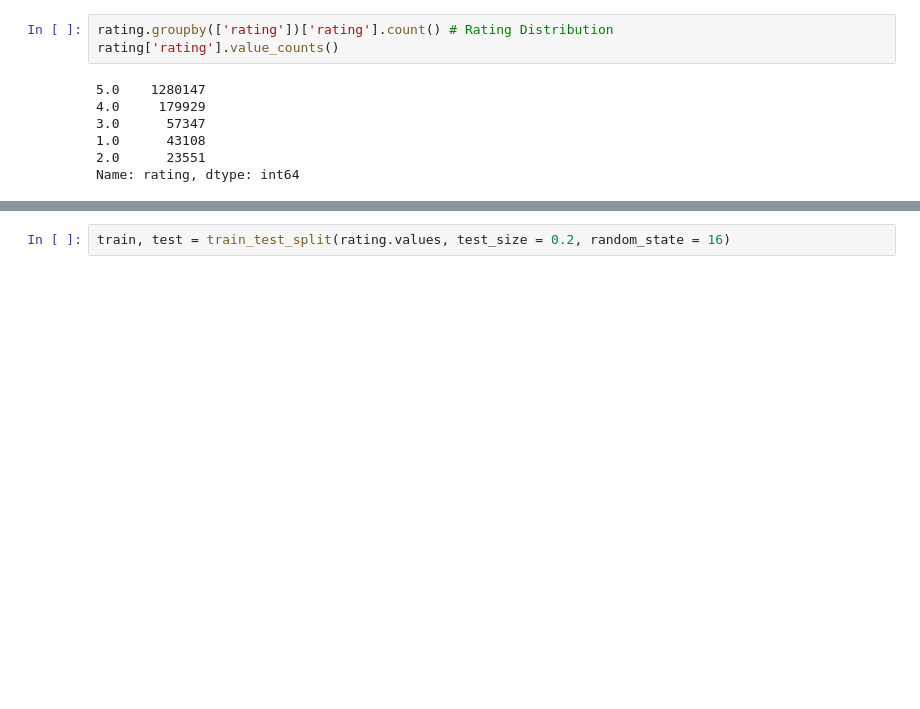
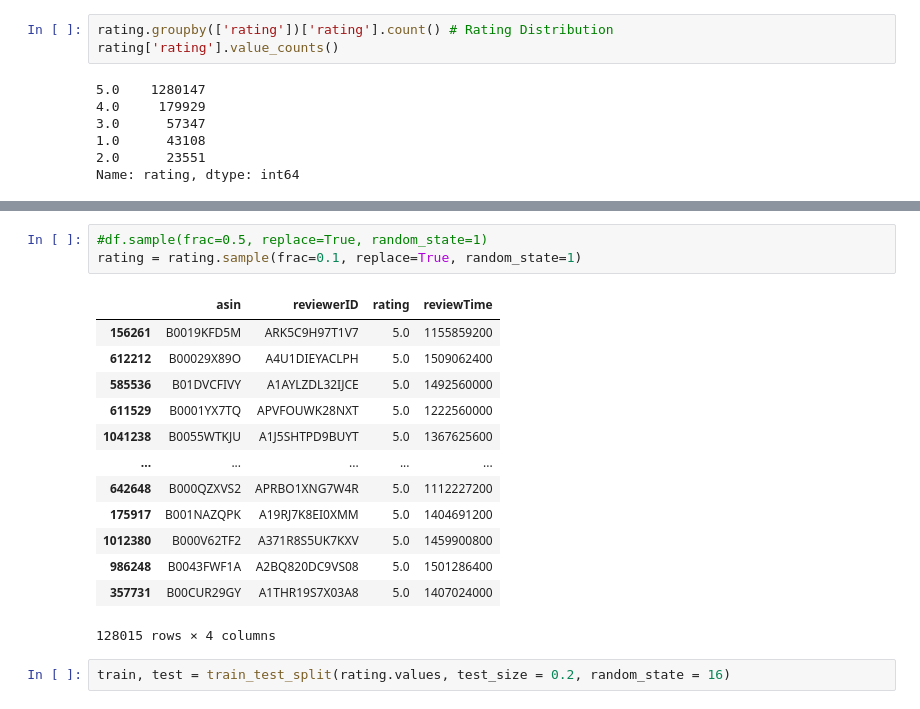
Before and after one commit to mequanent/Recommendation-System-Exercises, a Jupyter notebook: Music Recommendation.ipynb, the cells around one changed output, grey strips where cells are left out. Saved outputs shown, nothing was run; the diff lists cells and outputs as text; blank space fills up the shorter version.

```diff
--- a/Music Recommendation.ipynb
+++ b/Music Recommendation.ipynb
@@ -148,3 +173,20 @@ from sklearn import preprocessing as prep
+# %%
+#df.sample(frac=0.5, replace=True, random_state=1)
+rating = rating.sample(frac=0.1, replace=True, random_state=1)
+# %% [output]
+|  | asin | reviewerID | rating | reviewTime |
+| 156261 | B0019KFD5M | ARK5C9H97T1V7 | 5.0 | 1155859200 |
+| 612212 | B00029X89O | A4U1DIEYACLPH | 5.0 | 1509062400 |
+| 585536 | B01DVCFIVY | A1AYLZDL32IJCE | 5.0 | 1492560000 |
+| 611529 | B0001YX7TQ | APVFOUWK28NXT | 5.0 | 1222560000 |
+| 1041238 | B0055WTKJU | A1J5SHTPD9BUYT | 5.0 | 1367625600 |
+| ... | ... | ... | ... | ... |
+| 642648 | B000QZXVS2 | APRBO1XNG7W4R | 5.0 | 1112227200 |
+| 175917 | B001NAZQPK | A19RJ7K8EI0XMM | 5.0 | 1404691200 |
+| 1012380 | B000V62TF2 | A371R8S5UK7KXV | 5.0 | 1459900800 |
+| 986248 | B0043FWF1A | A2BQ820DC9VS08 | 5.0 | 1501286400 |
+| 357731 | B00CUR29GY | A1THR19S7X03A8 | 5.0 | 1407024000 |
+128015 rows × 4 columns
 # %%
 train, test = train_test_split(rating.values, test_size = 0.2, random_state = 16)
 # %%
```
Also changed, not shown: parts of 26 cells of this notebook.
